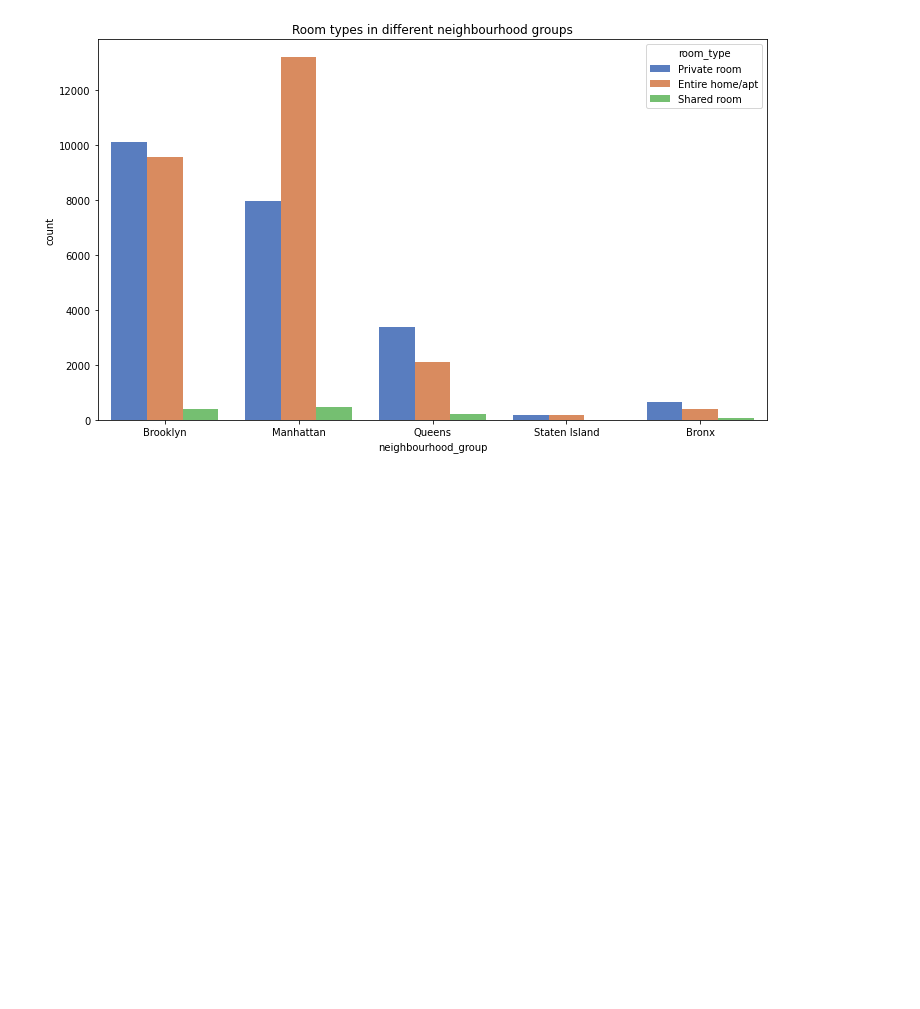
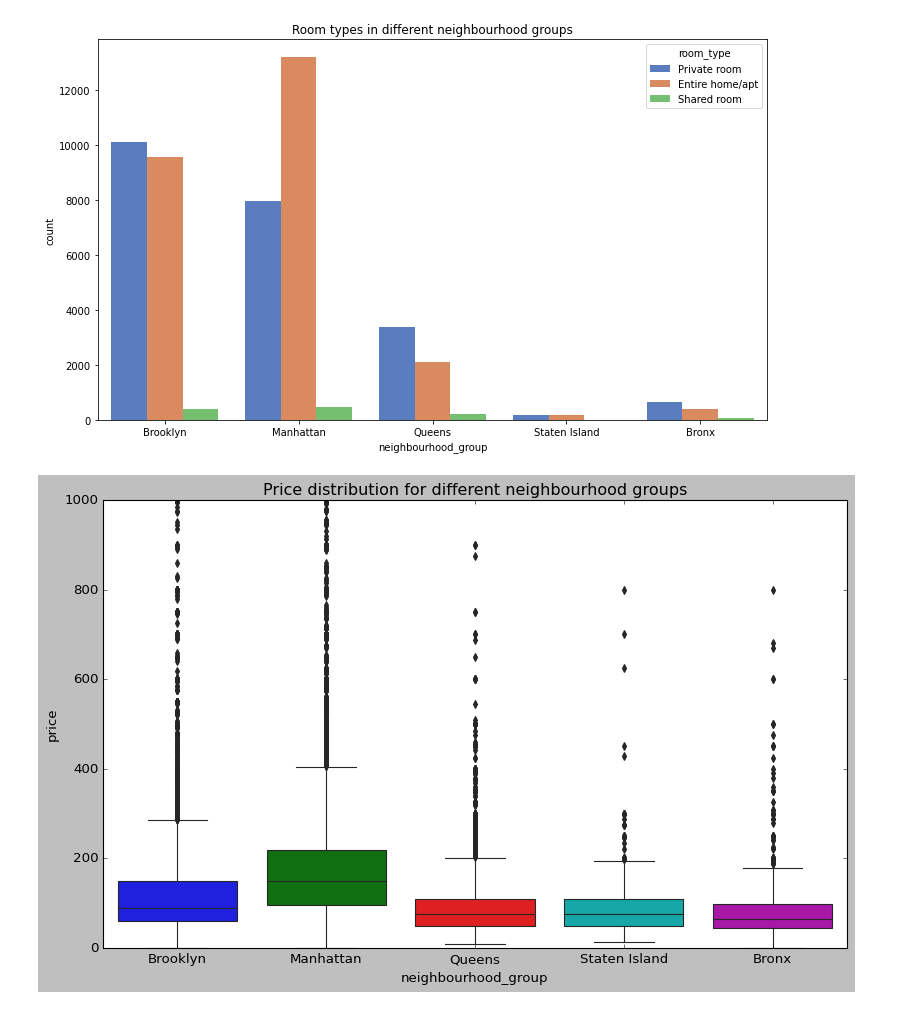
Before and after one commit to sneraikar/Airbnb-Bookings-Analysis, a Jupyter notebook: Airbnb_Bookings_Analysis_Capstone_Project_Solution.ipynb, the cells around one changed output. Cells and saved outputs as stored; diff of their text form; code cells hidden in the pictures; blank space fills up the shorter version.

```diff
--- a/Airbnb_Bookings_Analysis_Capstone_Project_Solution.ipynb
+++ b/Airbnb_Bookings_Analysis_Capstone_Project_Solution.ipynb
@@ -206,3 +225,11 @@ sns.countplot(df.neighbourhood_group,hue=df.room_type,palette="muted")
 plt.show()
 # %% [output]
 [figure]
+# %%
+plt.style.use("classic")
+plt.figure(figsize=(12,7))
+plt.title("Price distribution for different neighbourhood groups")
+sns.boxplot(y="price",x="neighbourhood_group",data=df[df.price<1000])
+plt.show()
+# %% [output]
+[figure, added]
```
Also changed, not shown: parts of 2 cells of this notebook.
